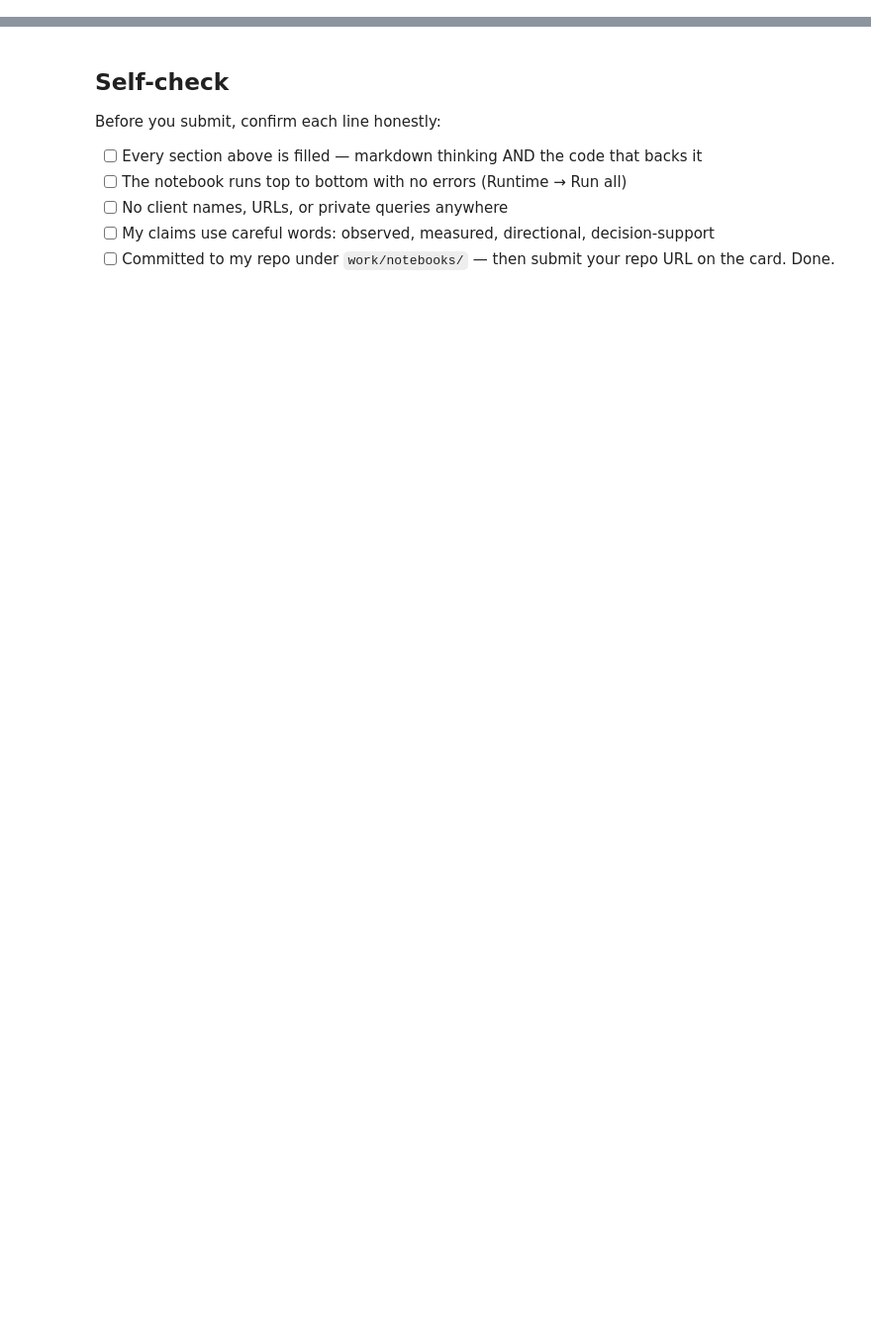
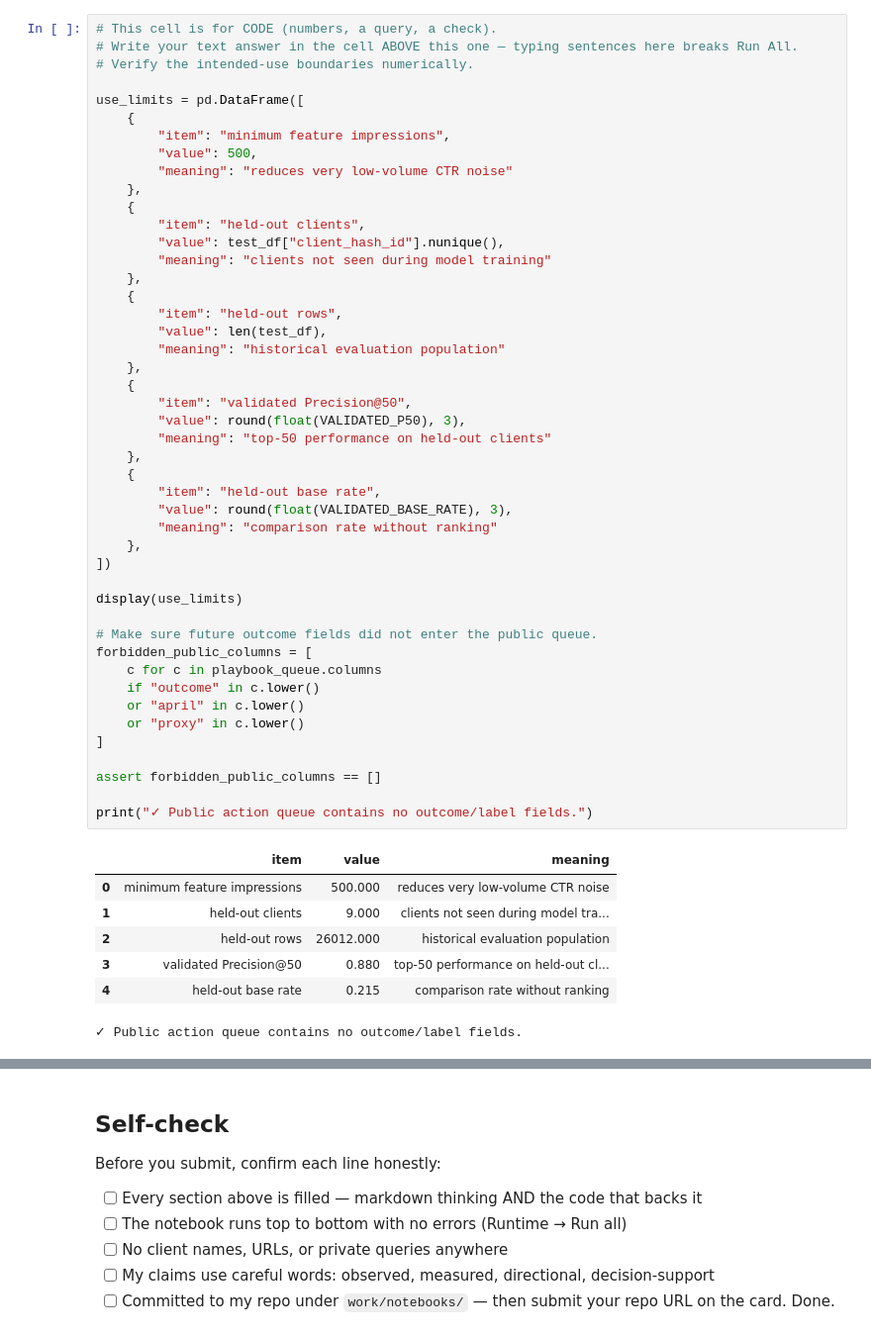
Before and after one commit to ShamKottish/FlyRankML, a Jupyter notebook: work/notebooks/w07_action_playbook.ipynb, the cells around one changed output, grey strips where cells are left out. Shown at 99% size. Saved outputs shown, nothing was run; the diff lists cells and outputs as text; blank space fills up the shorter version.

```diff
--- a/work/notebooks/w07_action_playbook.ipynb
+++ b/work/notebooks/w07_action_playbook.ipynb
@@ -43,0 +554,54 @@ This skeleton is yours to fill. Work the sections **in order** — each one has
+# %%
+# This cell is for CODE (numbers, a query, a check).
+# Write your text answer in the cell ABOVE this one — typing sentences here breaks Run All.
+# Verify the intended-use boundaries numerically.
+
+use_limits = pd.DataFrame([
+    {
+        "item": "minimum feature impressions",
+        "value": 500,
+        "meaning": "reduces very low-volume CTR noise"
+    },
+    {
+        "item": "held-out clients",
+        "value": test_df["client_hash_id"].nunique(),
+        "meaning": "clients not seen during model training"
+    },
+    {
+        "item": "held-out rows",
+        "value": len(test_df),
+        "meaning": "historical evaluation population"
+    },
+    {
+        "item": "validated Precision@50",
+        "value": round(float(VALIDATED_P50), 3),
+        "meaning": "top-50 performance on held-out clients"
+    },
+    {
+        "item": "held-out base rate",
+        "value": round(float(VALIDATED_BASE_RATE), 3),
+        "meaning": "comparison rate without ranking"
+    },
+])
+
+display(use_limits)
+
+# Make sure future outcome fields did not enter the public queue.
+forbidden_public_columns = [
+    c for c in playbook_queue.columns
+    if "outcome" in c.lower()
+    or "april" in c.lower()
+    or "proxy" in c.lower()
+]
+
+assert forbidden_public_columns == []
+
+print("✓ Public action queue contains no outcome/label fields.")
+# %% [output]
+|  | item | value | meaning |
+| 0 | minimum feature impressions | 500.000 | reduces very low-volume CTR noise |
+| 1 | held-out clients | 9.000 | clients not seen during model tra... |
+| 2 | held-out rows | 26012.000 | historical evaluation population |
+| 3 | validated Precision@50 | 0.880 | top-50 performance on held-out cl... |
+| 4 | held-out base rate | 0.215 | comparison rate without ranking |
+✓ Public action queue contains no outcome/label fields.
```
Also changed, not shown: parts of 21 cells of this notebook.
